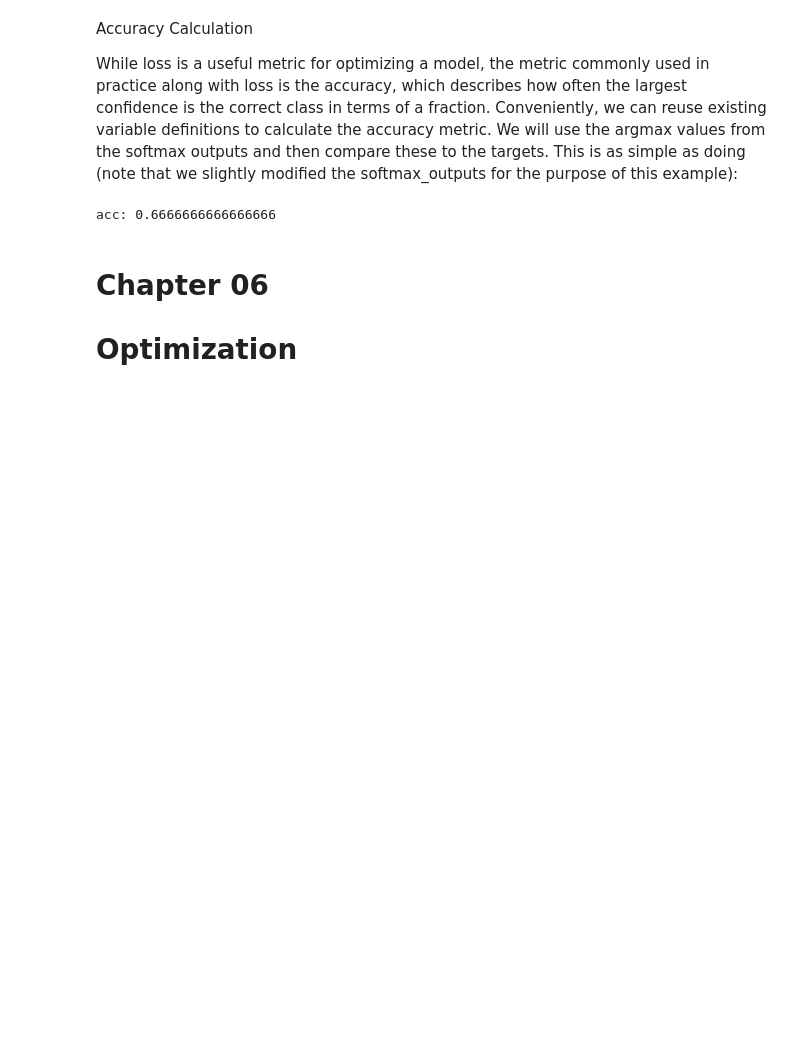
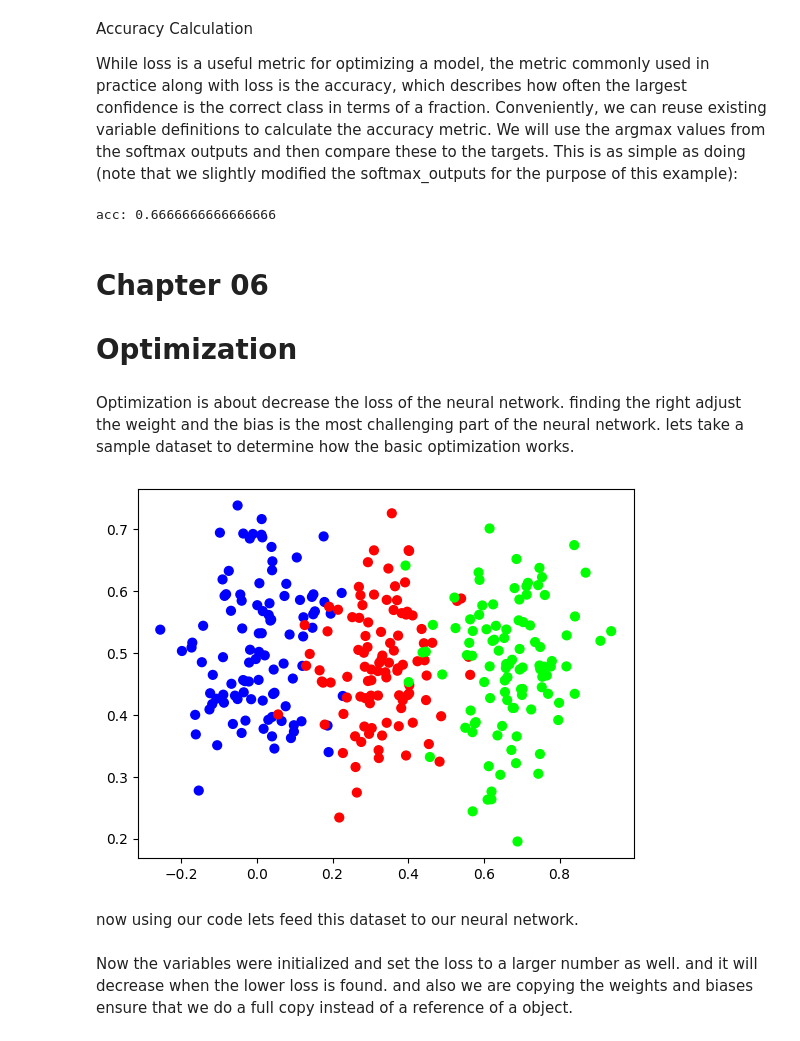
Before and after one commit to charu11/Neural-Networks-from-Scratch, a Jupyter notebook: Neural_networks_from_scratch.ipynb, the cells around one changed output. Drawn from its saved outputs; the diff is of its cells as text; code cells hidden in the pictures; blank space fills up the shorter version.

Commit message:
optimization completed

```diff
--- a/Neural_networks_from_scratch.ipynb
+++ b/Neural_networks_from_scratch.ipynb
@@ -1065,3 +1064,6 @@ acc: 0.6666666666666666
 # %% [markdown]
 # **Chapter 06 <br>**
 # Optimization
+# %% [markdown]
+Optimization is about decrease the loss of the neural network. finding the right adjust the weight and the bias is the most challenging part of the neural network.
+lets take a sample dataset to determine how the basic optimization works.
@@ -1067,0 +1073,8 @@ acc: 0.6666666666666666
+# %%
+X, y = vertical_data(samples=100, classes=3)
+plt.scatter(X[:, 0], X[:, 1], c=y, s=40, cmap='brg')
+plt.show()
+# %% [output]
+[figure, added]
+# %% [markdown]
+now using our code lets feed this dataset to our neural network.
@@ -1067,0 +1098,2 @@ acc: 0.6666666666666666
+# %% [markdown]
+Now the variables were initialized and set the loss to a larger number as well. and it will decrease when the lower loss is found. and also we are copying the weights and biases ensure that we do a full copy instead of a reference of a object.
```
Also changed, not shown: parts of 8 cells of this notebook.
